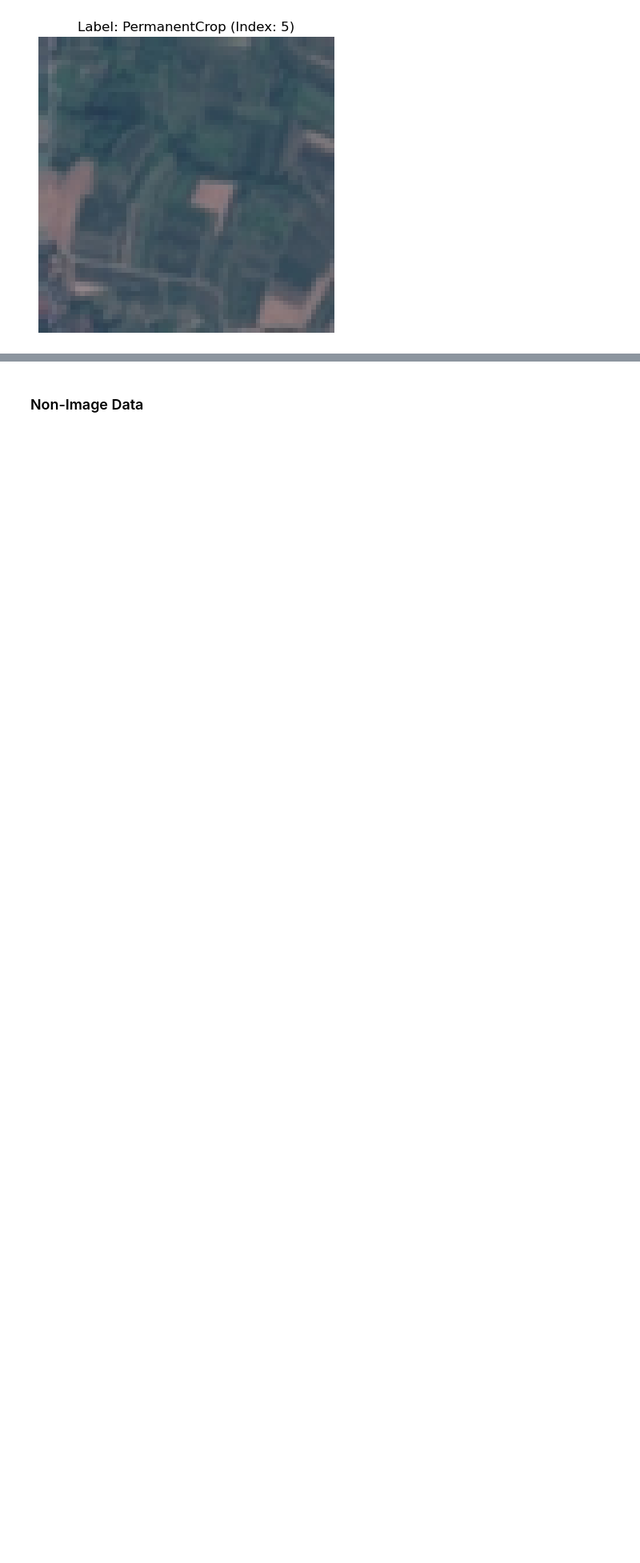
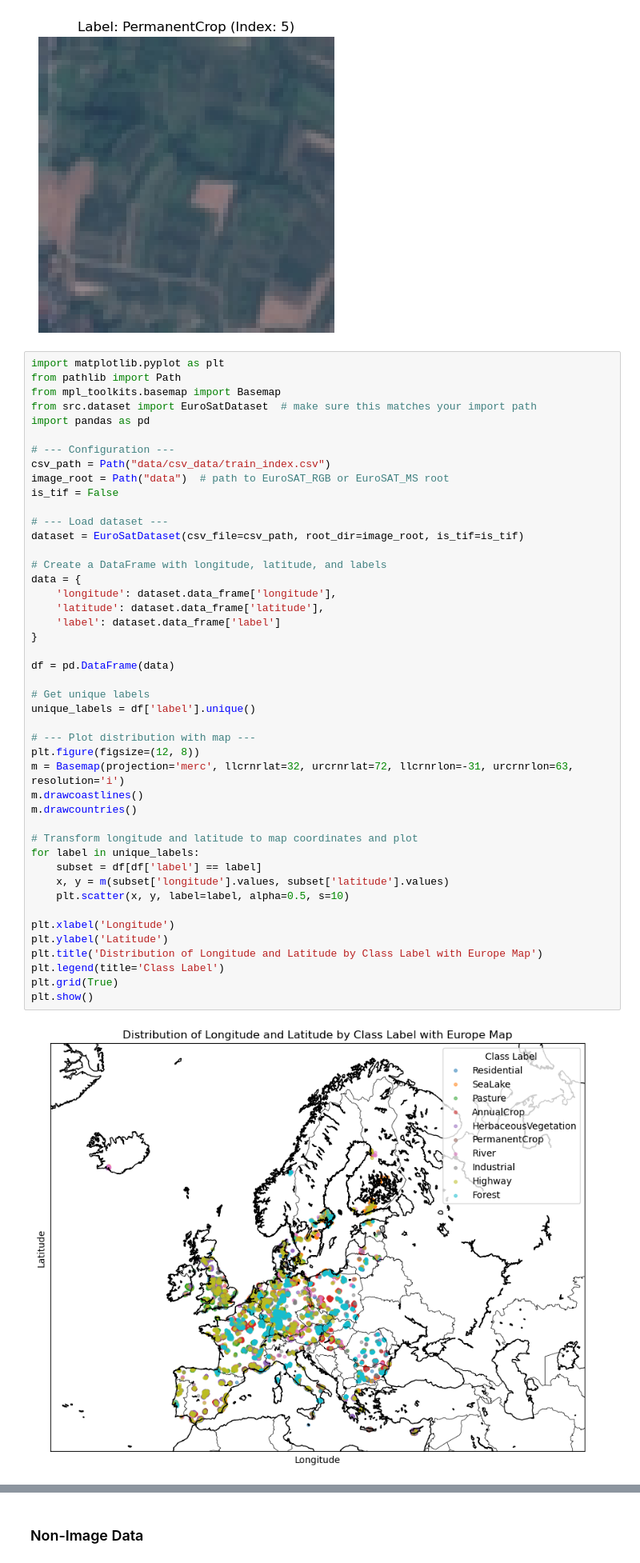
Before and after one commit to pappoja/eurosat, a Jupyter notebook: data_inspection.ipynb, the cells around one changed output, grey strips where cells are left out. Shown: that part at 80% size. Cells and saved outputs as stored; diff of their text form; blank space fills up the shorter version.

```diff
--- a/data_inspection.ipynb
+++ b/data_inspection.ipynb
@@ -104,6 +111,53 @@ plt.show()
 # %% [output]
 Image path: data/EuroSAT_MS/PermanentCrop/PermanentCrop_1503.jpg
 [figure]
+# %%
+import matplotlib.pyplot as plt
+from pathlib import Path
+from mpl_toolkits.basemap import Basemap
+from src.dataset import EuroSatDataset  # make sure this matches your import path
+import pandas as pd
+
+# --- Configuration ---
+csv_path = Path("data/csv_data/train_index.csv")
+image_root = Path("data")  # path to EuroSAT_RGB or EuroSAT_MS root
+is_tif = False
+
+# --- Load dataset ---
+dataset = EuroSatDataset(csv_file=csv_path, root_dir=image_root, is_tif=is_tif)
+
+# Create a DataFrame with longitude, latitude, and labels
+data = {
+    'longitude': dataset.data_frame['longitude'],
+    'latitude': dataset.data_frame['latitude'],
+    'label': dataset.data_frame['label']
+}
+
+df = pd.DataFrame(data)
+
+# Get unique labels
+unique_labels = df['label'].unique()
+
+# --- Plot distribution with map ---
+plt.figure(figsize=(12, 8))
+m = Basemap(projection='merc', llcrnrlat=32, urcrnrlat=72, llcrnrlon=-31, urcrnrlon=63, resolution='i')
+m.drawcoastlines()
+m.drawcountries()
+
+# Transform longitude and latitude to map coordinates and plot
+for label in unique_labels:
+    subset = df[df['label'] == label]
+    x, y = m(subset['longitude'].values, subset['latitude'].values)
+    plt.scatter(x, y, label=label, alpha=0.5, s=10)
+
+plt.xlabel('Longitude')
+plt.ylabel('Latitude')
+plt.title('Distribution of Longitude and Latitude by Class Label with Europe Map')
+plt.legend(title='Class Label')
+plt.grid(True)
+plt.show()
+# %% [output]
+[figure, added]
 # %%
 import rasterio
 from pyproj import Transformer
```
Also changed, not shown: parts of 1 cell of this notebook.
